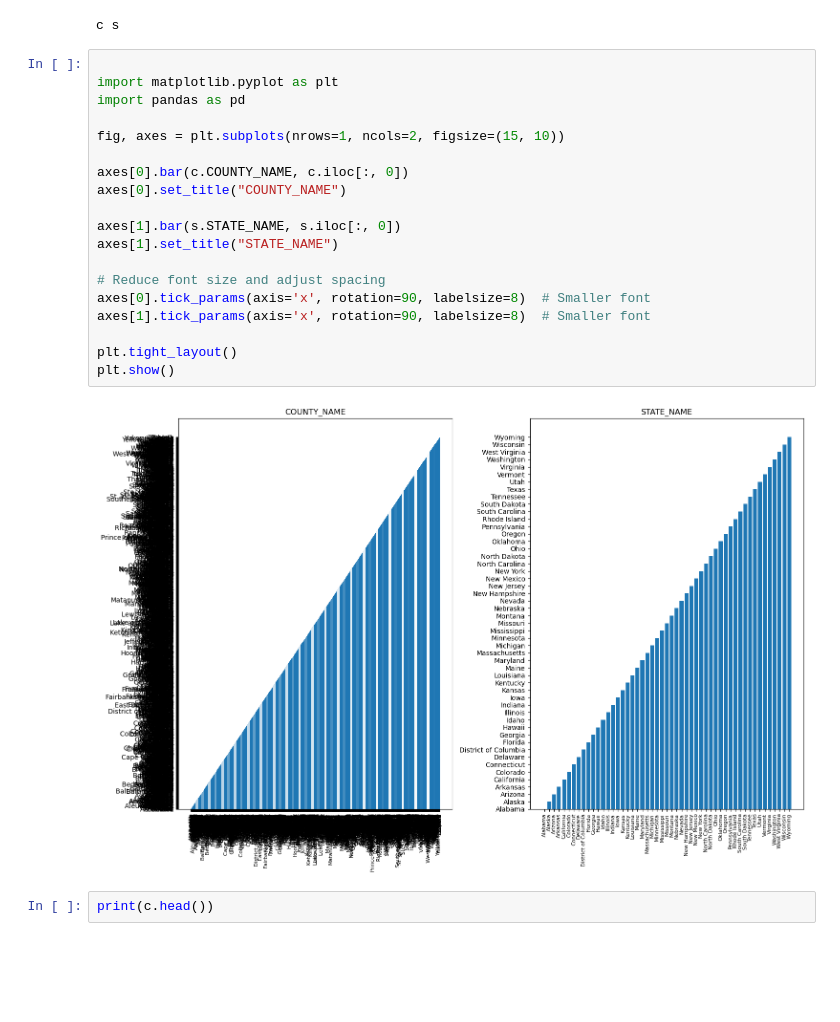
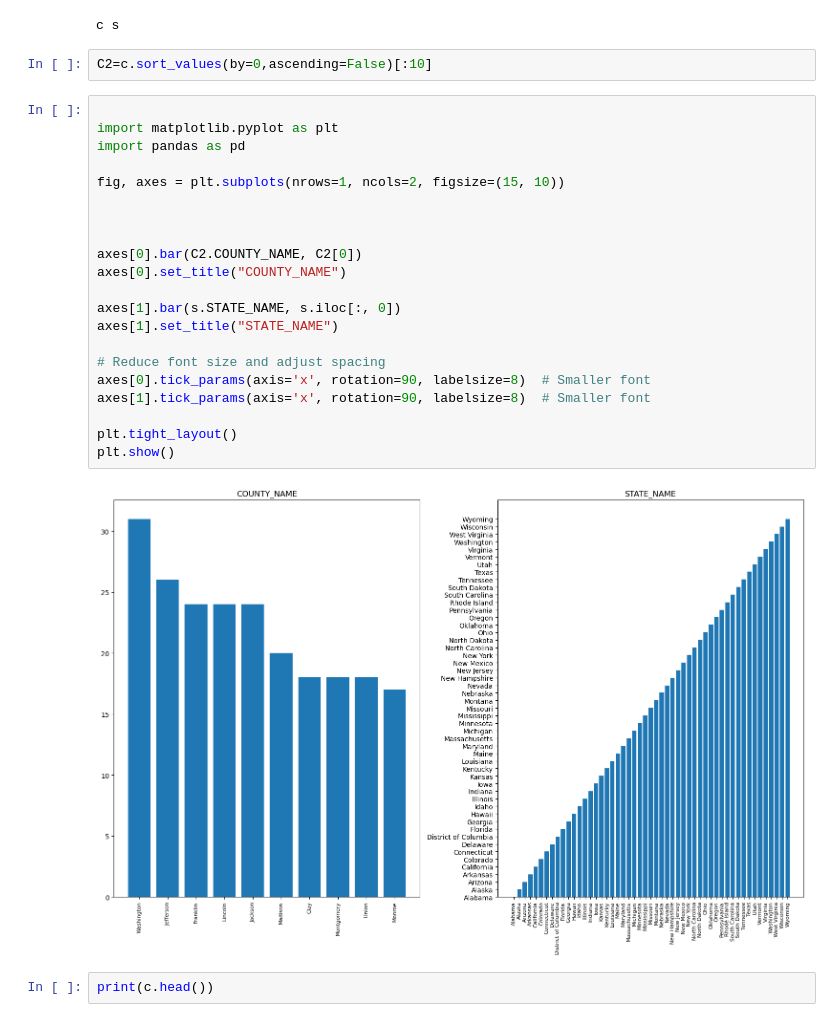
Before and after one commit to Valenfrc/modelos_lineales_regularizados-main, a Jupyter notebook: src/explore.ipynb, the cells around one changed output. Drawn from its saved outputs; the diff is of its cells as text; blank space fills up the shorter version.

```diff
--- a/src/explore.ipynb
+++ b/src/explore.ipynb
@@ -70,27 +70,31 @@ s=df.groupby('STATE_NAME').size().reset_index()
 print('c','s')
 # %% [output]
 c s
+# %%
+C2=c.sort_values(by=0,ascending=False)[:10]
 # %%
 
 import matplotlib.pyplot as plt
 import pandas as pd
 
 fig, axes = plt.subplots(nrows=1, ncols=2, figsize=(15, 10))
 
-axes[0].bar(c.COUNTY_NAME, c.iloc[:, 0])
+
+
+axes[0].bar(C2.COUNTY_NAME, C2[0])
 axes[0].set_title("COUNTY_NAME")
 
 axes[1].bar(s.STATE_NAME, s.iloc[:, 0])
 axes[1].set_title("STATE_NAME")
 
 # Reduce font size and adjust spacing
 axes[0].tick_params(axis='x', rotation=90, labelsize=8)  # Smaller font
 axes[1].tick_params(axis='x', rotation=90, labelsize=8)  # Smaller font
 
 plt.tight_layout()
 plt.show()
 # %% [output]
-[figure, old version]
+[figure, new version]
 # %%
 print(c.head())
 # %% [output]
```
Also changed, not shown: parts of 5 cells of this notebook.
